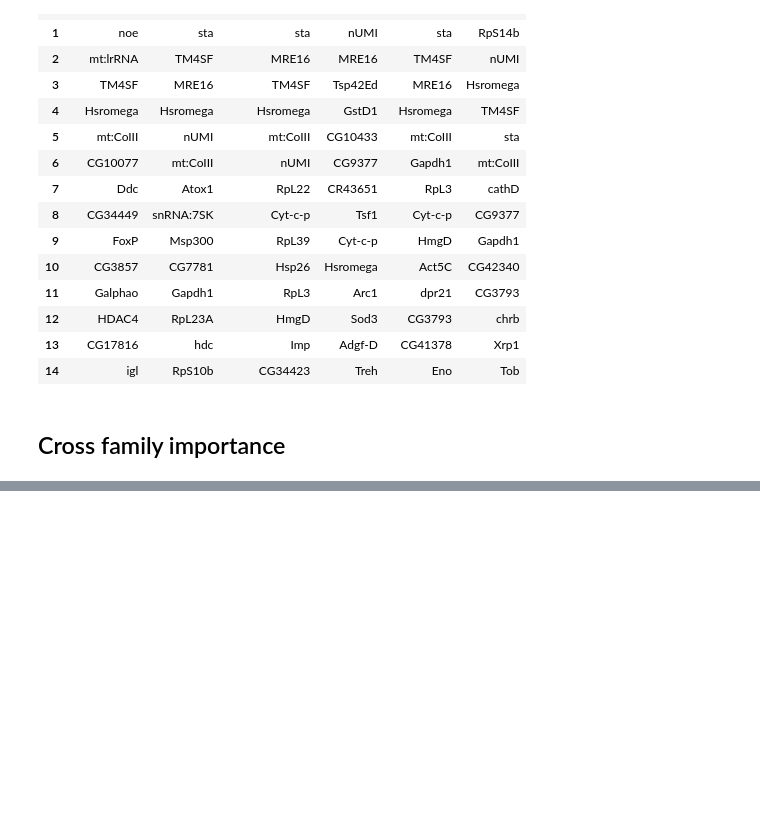
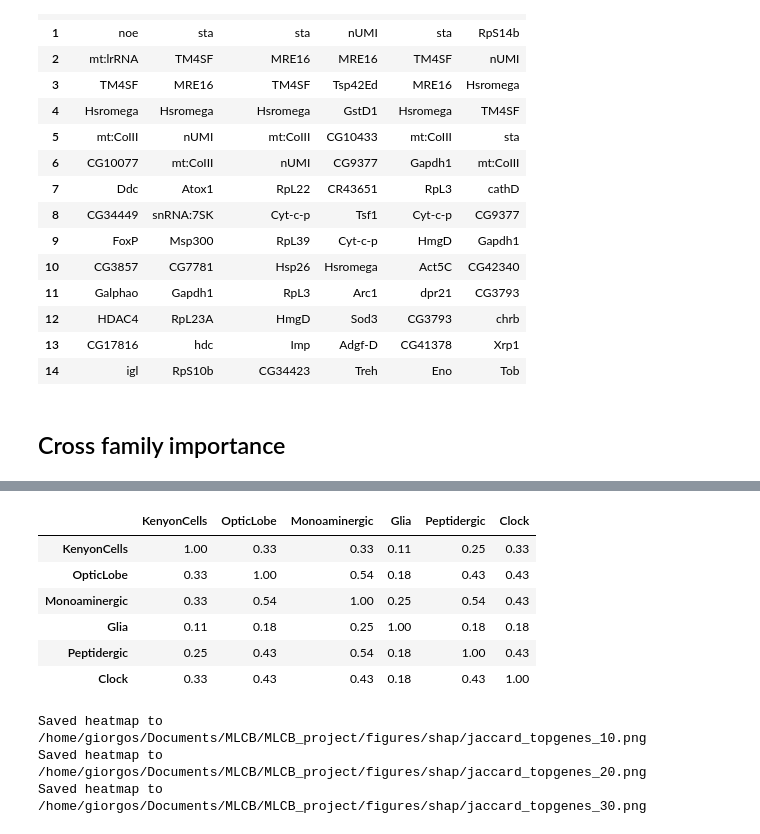
Before and after one commit to gkarteris/MLCB_project, a Jupyter notebook: notebooks/final_model_interpretation.ipynb, the cells around one changed output, grey strips where cells are left out. Saved outputs shown, nothing was run; the diff lists cells and outputs as text; code cells hidden in the pictures; blank space fills up the shorter version.

```diff
--- a/notebooks/final_model_interpretation.ipynb
+++ b/notebooks/final_model_interpretation.ipynb
@@ -177,0 +197,19 @@ dtype: int64
+# %%
+TOP_N = 10
+top_sets_10 = {fam: set(s.head(TOP_N).index) for fam, s in importance.items()}
+fams = list(top_sets_10)
+
+jaccard_matrix_10 = pd.DataFrame(index=fams, columns=fams, dtype=float)
+for a in fams:
+    for b in fams:
+        u, i = top_sets_10[a] | top_sets_10[b], top_sets_10[a] & top_sets_10[b]
+        jaccard_matrix_10.loc[a, b] = len(i) / len(u) if u else 0.0
+display(jaccard_matrix_10.round(2))
+# %% [output]
+|  | KenyonCells | OpticLobe | Monoaminergic | Glia | Peptidergic | Clock |
+| KenyonCells | 1.00 | 0.33 | 0.33 | 0.11 | 0.25 | 0.33 |
+| OpticLobe | 0.33 | 1.00 | 0.54 | 0.18 | 0.43 | 0.43 |
+| Monoaminergic | 0.33 | 0.54 | 1.00 | 0.25 | 0.54 | 0.43 |
+| Glia | 0.11 | 0.18 | 0.25 | 1.00 | 0.18 | 0.18 |
+| Peptidergic | 0.25 | 0.43 | 0.54 | 0.18 | 1.00 | 0.43 |
+| Clock | 0.33 | 0.43 | 0.43 | 0.18 | 0.43 | 1.00 |
@@ -177,0 +242,8 @@ dtype: int64
+# %%
+plot_jaccard_heatmap(jaccard_matrix=jaccard_matrix_10, path=FIG_DIR / "jaccard_topgenes_10.png")
+plot_jaccard_heatmap(jaccard_matrix=jaccard_matrix_20, path=FIG_DIR / "jaccard_topgenes_20.png")
+plot_jaccard_heatmap(jaccard_matrix=jaccard_matrix_30, path=FIG_DIR / "jaccard_topgenes_30.png")
+# %% [output]
+Saved heatmap to /home/giorgos/Documents/MLCB/MLCB_project/figures/shap/jaccard_topgenes_10.png
+Saved heatmap to /home/giorgos/Documents/MLCB/MLCB_project/figures/shap/jaccard_topgenes_20.png
+Saved heatmap to /home/giorgos/Documents/MLCB/MLCB_project/figures/shap/jaccard_topgenes_30.png
```
Also changed, not shown: parts of 6 cells of this notebook, 47 other files.
